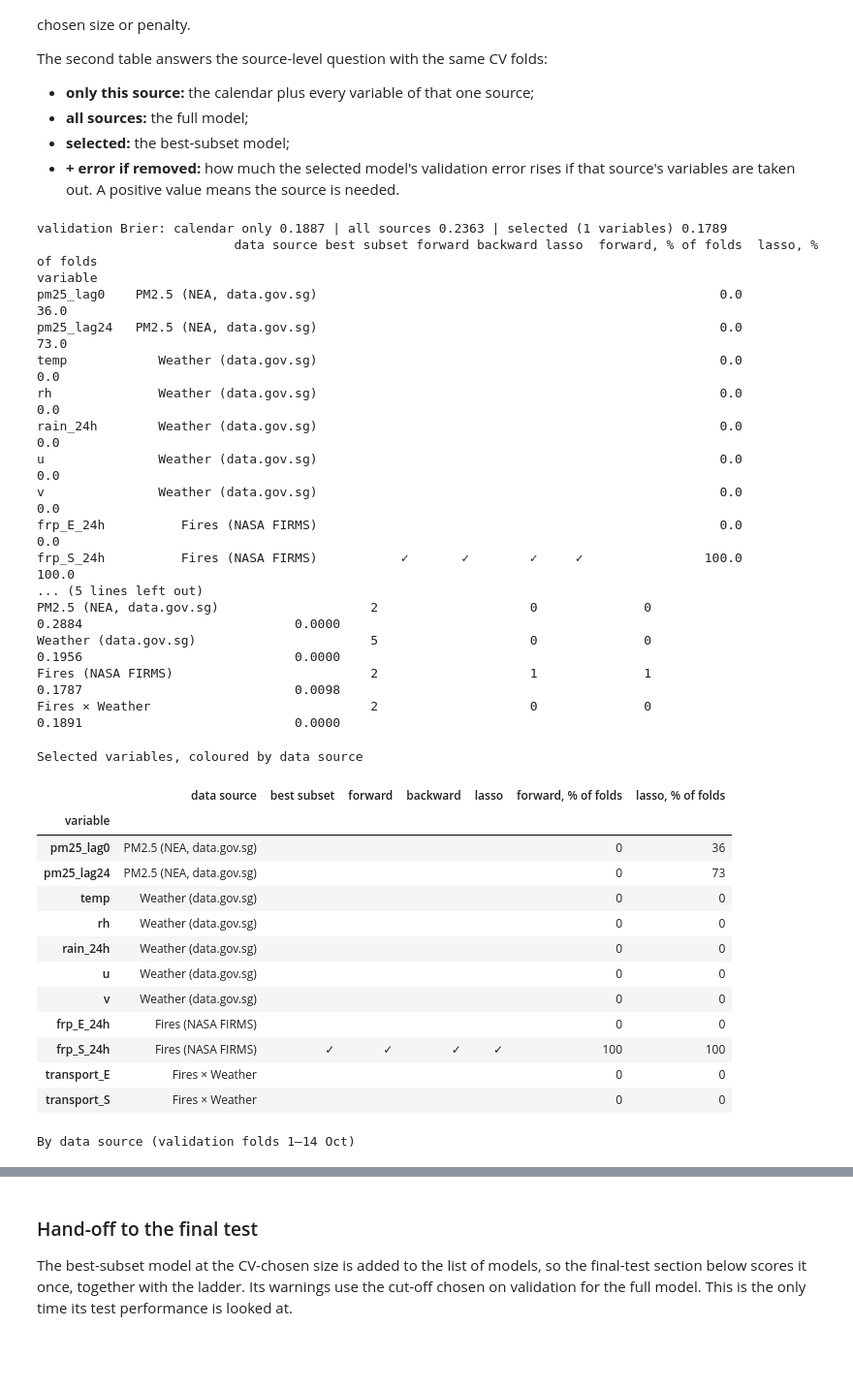
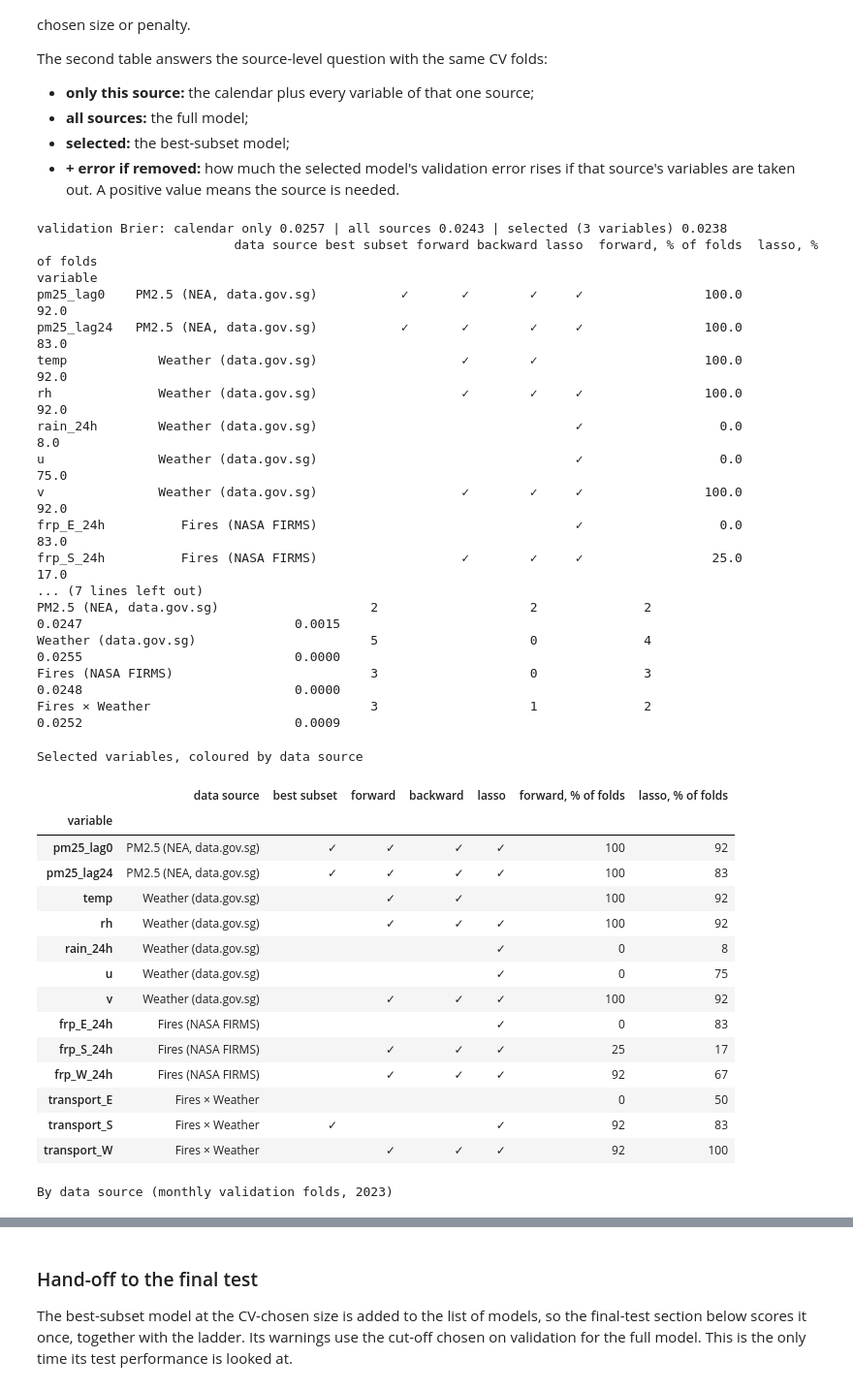
Before and after one commit to huythanh1324/sutd-stat, a Jupyter notebook: logistic_regression.ipynb, the cells around one changed output, grey strips where cells are left out. Shown at 97% size. Saved outputs shown, nothing was run; the diff lists cells and outputs as text; code cells hidden in the pictures; blank space fills up the shorter version.

```diff
--- a/logistic_regression.ipynb
+++ b/logistic_regression.ipynb
@@ -31,9 +31,11 @@ table.index = pd.to_datetime(table.index, utc=True).tz_convert(SGT)
 table["target_time"] = pd.to_datetime(table["target_time"], utc=True).dt.tz_convert(SGT)
 
 # split dates, declared up front (identical to linear_regression.ipynb)
-TRAIN_LAST_TARGET = pd.Timestamp("2023-10-15 23:00", tz=SGT)
-TEST_START = pd.Timestamp("2023-10-16 00:00", tz=SGT)
-TEST_LAST_ORIGIN = pd.Timestamp("2023-10-30 23:00", tz=SGT)
+TRAIN_LAST_TARGET = pd.Timestamp("2023-12-31 23:00", tz=SGT)   # training targets must be <= this
+TEST_START = pd.Timestamp("2024-01-01 00:00", tz=SGT)           # first test forecast time
+TEST_LAST_ORIGIN = pd.Timestamp("2025-12-30 23:00", tz=SGT)     # its target is the last hour of data
+VAL_START = pd.Timestamp("2023-01-01 00:00", tz=SGT)            # validation year inside training (incl. the 2023 haze)
+VAL_EDGES = pd.date_range(VAL_START, TEST_START, freq="MS")     # 12 monthly rolling-origin folds
 
 WEATHER_OK = table["temp"].notna().mean() > 0.9
 print(table.shape, "| weather coverage:", f"{table['temp'].notna().mean():.0%}", "| weather models used:", WEATHER_OK)
@@ -59,6 +61,7 @@ Sectors are chosen exactly as in the linear notebook: those with at least 5% of
 # %%
 sectors = ["N", "E", "S", "W"]
-frp_total = pd.Series({s: np.expm1(train_all[f"frp_{s}_24h"]).sum() for s in sectors})
+pre_val = train_all[train_all["target_time"] < VAL_START]   # 2020-2022: sectors are fixed before the validation year
+frp_total = pd.Series({s: np.expm1(pre_val[f"frp_{s}_24h"]).sum() for s in sectors})
 SECTORS_USED = list(frp_total.index[frp_total / frp_total.sum() >= 0.05])
 print("sectors used in the models:", SECTORS_USED)
 # %% [output]
@@ -103,7 +107,7 @@ train_all.groupby("high")[explore].mean().T.round(2).rename(columns={0.0: "mean
 # %% [markdown]
 # 3. Training and evaluation sets
 # %%
-season = "hour_sin + hour_cos + is_weekend"
+season = "hour_sin + hour_cos + doy_sin + doy_cos + is_weekend"   # daily and annual cycles
 f_base = "pm25_lag0 + pm25_lag24 + " + season
 f_fire_terms = " + ".join(f"frp_{s}_24h" for s in SECTORS_USED)
 f_transport_terms = " + ".join(f"transport_{s}" for s in SECTORS_USED)
@@ -670,10 +680,10 @@ formula_of = lambda cols: f"{RESP} ~ " + " + ".join(SEASON_TERMS + [CANDIDATES[j
 METRIC = "Brier" if LOGIT else "RMSE"
 
 def folds(rows=train):
-    for day in val_days:
-        new = rows[(rows.index >= day) & (rows.index < day + pd.Timedelta(days=1))]
+    for start, stop in zip(VAL_EDGES[:-1], VAL_EDGES[1:]):
+        new = rows[(rows.index >= start) & (rows.index < stop)]
         if len(new):
-            yield rows[rows["target_time"] < day], new
+            yield rows[rows["target_time"] < start], new
 
 def summarise(err):
     e = pd.concat(err)
@@ -786,60 +798,62 @@ sel = pd.DataFrame({"data source": [SOURCE[v] for v in CANDIDATES],
                     "backward": kept(paths["Backward"][K_PATH["Backward"]]),
                     "lasso": lasso_kept.to_numpy()}, index=pd.Index(CANDIDATES, name="variable")).join(stability.round(0))
 sel = sel.sort_values("data source", key=lambda s: s.map(SOURCES.index), kind="stable")
 
 chosen = best[K_BEST][1]
 src_rows = {}
 for s in SOURCES:
     own = [j for j in range(p) if SOURCE[CANDIDATES[j]] == s]
     rest = [j for j in chosen if j not in own]
     src_rows[s] = {"variables available": len(own), "kept by best subset": sum(j in chosen for j in own),
                    "kept by lasso": int(lasso_kept.iloc[own].sum()),
                    f"CV {METRIC}, only this source": cv_error(own),
                    f"+ {METRIC} if removed from selected": cv_error(rest) - cv_error(chosen) if len(rest) < len(chosen) else 0.0}
 by_source = pd.DataFrame(src_rows).T.rename_axis("data source")
 COUNTS = ["variables available", "kept by best subset", "kept by lasso"]
 by_source[COUNTS] = by_source[COUNTS].astype(int)
 print(f"validation {METRIC}: calendar only {cv_error(()):.4f} | all sources {cv_error(range(p)):.4f} | "
       f"selected ({K_BEST} variables) {cv_error(chosen):.4f}")
 print(sel.replace({True: "✓", False: ""}).to_string()); print(); print(by_source.round(4).to_string())
 
 shade = lambda row: [f"background-color: {LIGHT[row['data source']]}"] * len(row)
 display(sel.replace({True: "✓", False: ""}).style.apply(shade, axis=1).format(precision=0)
            .set_caption("Selected variables, coloured by data source"))
 display(by_source.style.apply(lambda r: [f"background-color: {LIGHT[r.name]}"] * len(r), axis=1).format(precision=4)
-           .set_caption("By data source (validation folds 1–14 Oct)"))
+           .set_caption("By data source (monthly validation folds, 2023)"))
 # %% [output]
-validation Brier: calendar only 0.1887 | all sources 0.2363 | selected (1 variables) 0.1789
+validation Brier: calendar only 0.0257 | all sources 0.0243 | selected (3 variables) 0.0238
                           data source best subset forward backward lasso  forward, % of folds  lasso, % of folds
 variable
-pm25_lag0    PM2.5 (NEA, data.gov.sg)                                                     0.0               36.0
-pm25_lag24   PM2.5 (NEA, data.gov.sg)                                                     0.0               73.0
-temp            Weather (data.gov.sg)                                                     0.0                0.0
-rh              Weather (data.gov.sg)                                                     0.0                0.0
-rain_24h        Weather (data.gov.sg)                                                     0.0                0.0
-u               Weather (data.gov.sg)                                                     0.0                0.0
-v               Weather (data.gov.sg)                                                     0.0                0.0
-frp_E_24h          Fires (NASA FIRMS)                                                     0.0                0.0
-frp_S_24h          Fires (NASA FIRMS)           ✓       ✓        ✓     ✓                100.0              100.0
-... (5 lines left out)
-PM2.5 (NEA, data.gov.sg)                    2                    0              0                      0.2884                            0.0000
-Weather (data.gov.sg)                       5                    0              0                      0.1956                            0.0000
-Fires (NASA FIRMS)                          2                    1              1                      0.1787                            0.0098
-Fires × Weather                             2                    0              0                      0.1891                            0.0000
+pm25_lag0    PM2.5 (NEA, data.gov.sg)           ✓       ✓        ✓     ✓                100.0               92.0
+pm25_lag24   PM2.5 (NEA, data.gov.sg)           ✓       ✓        ✓     ✓                100.0               83.0
+temp            Weather (data.gov.sg)                   ✓        ✓                      100.0               92.0
+rh              Weather (data.gov.sg)                   ✓        ✓     ✓                100.0               92.0
+rain_24h        Weather (data.gov.sg)                                  ✓                  0.0                8.0
+u               Weather (data.gov.sg)                                  ✓                  0.0               75.0
+v               Weather (data.gov.sg)                   ✓        ✓     ✓                100.0               92.0
+frp_E_24h          Fires (NASA FIRMS)                                  ✓                  0.0               83.0
+frp_S_24h          Fires (NASA FIRMS)                   ✓        ✓     ✓                 25.0               17.0
+... (7 lines left out)
+PM2.5 (NEA, data.gov.sg)                    2                    2              2                      0.0247                            0.0015
+Weather (data.gov.sg)                       5                    0              4                      0.0255                            0.0000
+Fires (NASA FIRMS)                          3                    0              3                      0.0248                            0.0000
+Fires × Weather                             3                    1              2                      0.0252                            0.0009
 Selected variables, coloured by data source
 |  | data source | best subset | forward | backward | lasso | forward, % of folds | lasso, % of folds |
 | variable |  |  |  |  |  |  |  |
-| pm25_lag0 | PM2.5 (NEA, data.gov.sg) |  |  |  |  | 0 | 36 |
-| pm25_lag24 | PM2.5 (NEA, data.gov.sg) |  |  |  |  | 0 | 73 |
-| temp | Weather (data.gov.sg) |  |  |  |  | 0 | 0 |
-| rh | Weather (data.gov.sg) |  |  |  |  | 0 | 0 |
-| rain_24h | Weather (data.gov.sg) |  |  |  |  | 0 | 0 |
-| u | Weather (data.gov.sg) |  |  |  |  | 0 | 0 |
-| v | Weather (data.gov.sg) |  |  |  |  | 0 | 0 |
-| frp_E_24h | Fires (NASA FIRMS) |  |  |  |  | 0 | 0 |
-| frp_S_24h | Fires (NASA FIRMS) | ✓ | ✓ | ✓ | ✓ | 100 | 100 |
-| transport_E | Fires × Weather |  |  |  |  | 0 | 0 |
-| transport_S | Fires × Weather |  |  |  |  | 0 | 0 |
+| pm25_lag0 | PM2.5 (NEA, data.gov.sg) | ✓ | ✓ | ✓ | ✓ | 100 | 92 |
+| pm25_lag24 | PM2.5 (NEA, data.gov.sg) | ✓ | ✓ | ✓ | ✓ | 100 | 83 |
+| temp | Weather (data.gov.sg) |  | ✓ | ✓ |  | 100 | 92 |
+| rh | Weather (data.gov.sg) |  | ✓ | ✓ | ✓ | 100 | 92 |
+| rain_24h | Weather (data.gov.sg) |  |  |  | ✓ | 0 | 8 |
+| u | Weather (data.gov.sg) |  |  |  | ✓ | 0 | 75 |
+| v | Weather (data.gov.sg) |  | ✓ | ✓ | ✓ | 100 | 92 |
+| frp_E_24h | Fires (NASA FIRMS) |  |  |  | ✓ | 0 | 83 |
+| frp_S_24h | Fires (NASA FIRMS) |  | ✓ | ✓ | ✓ | 25 | 17 |
+| frp_W_24h | Fires (NASA FIRMS) |  | ✓ | ✓ | ✓ | 92 | 67 |
+| transport_E | Fires × Weather |  |  |  |  | 0 | 50 |
+| transport_S | Fires × Weather | ✓ |  |  | ✓ | 92 | 83 |
+| transport_W | Fires × Weather |  | ✓ | ✓ | ✓ | 92 | 100 |
-By data source (validation folds 1–14 Oct)
+By data source (monthly validation folds, 2023)
 |  | variables available | kept by best subset | kept by lasso | CV Brier, only this source | ... |
 | data source |  |  |  |  | ... |
```
Also changed, not shown: parts of 45 cells of this notebook, 12 other files.
